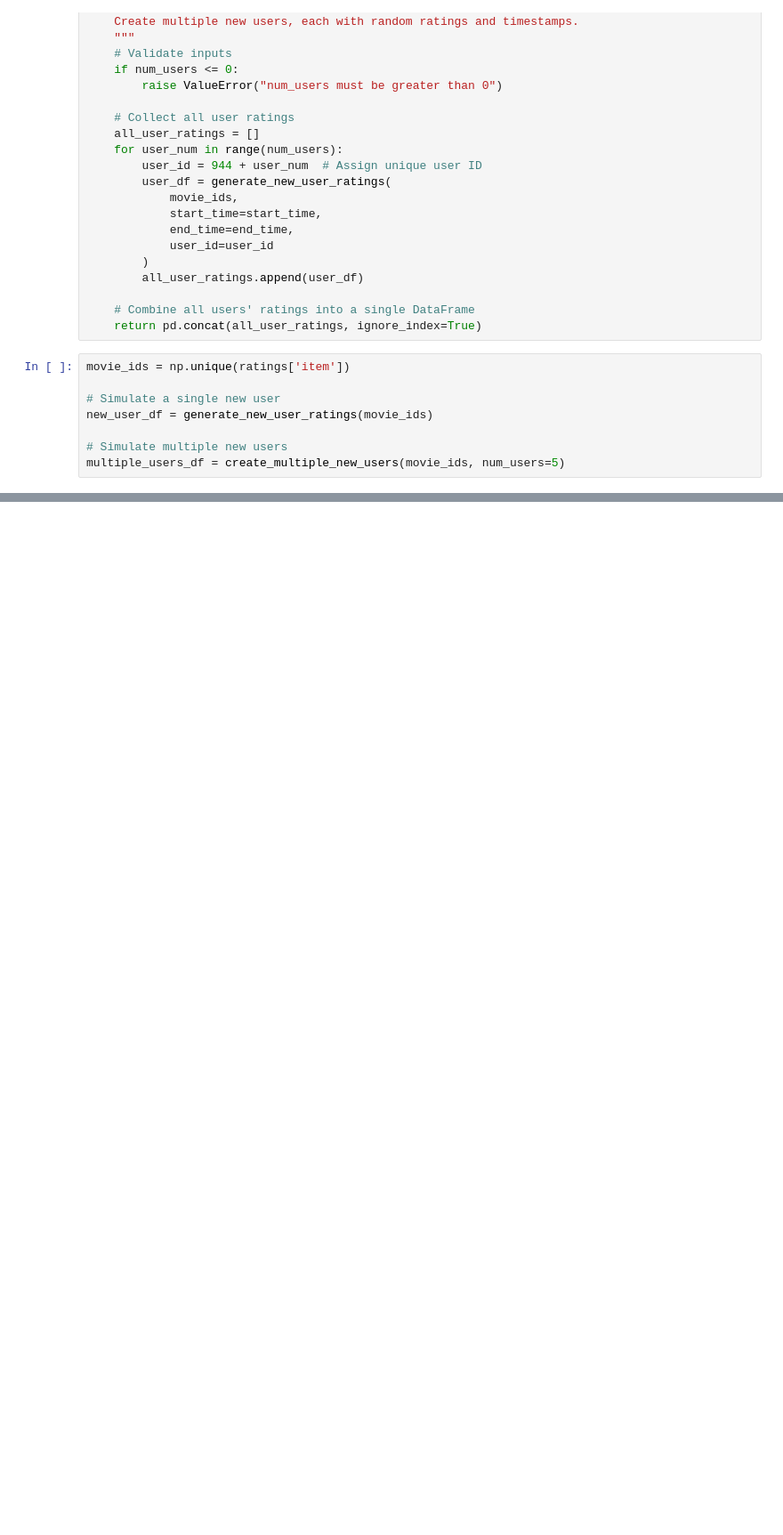
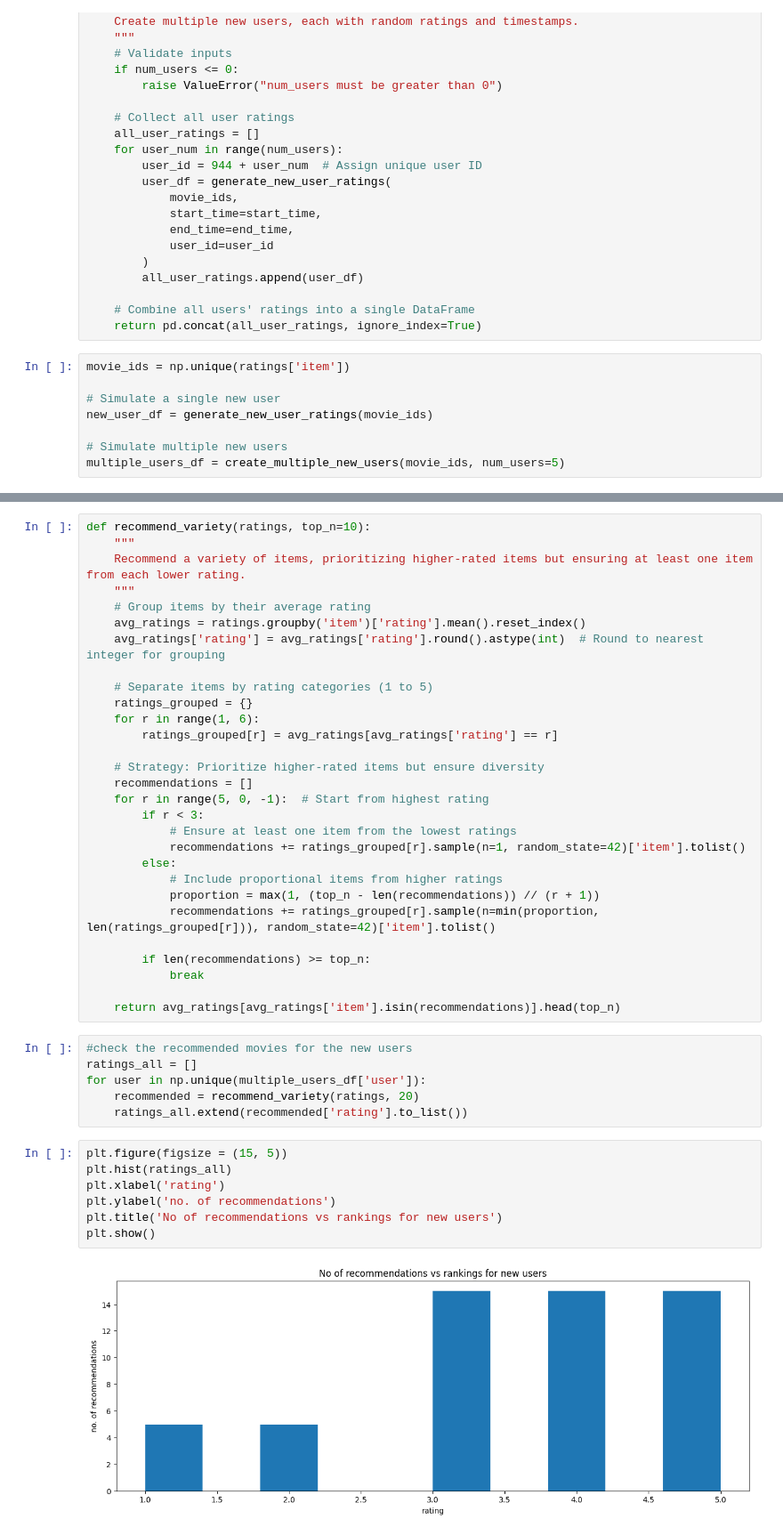
Before and after one commit to kaneelgit/senevirathne-kaneel-EN705603, a Jupyter notebook: moviemate/notebooks/cold_start_analysis.ipynb, the cells around one changed output, grey strips where cells are left out. Shown: that part at 89% size. Drawn from its saved outputs; the diff is of its cells as text; blank space fills up the shorter version.

Commit message:
cold start

```diff
--- a/moviemate/notebooks/cold_start_analysis.ipynb
+++ b/moviemate/notebooks/cold_start_analysis.ipynb
@@ -132,0 +128,44 @@ Name: count, dtype: int64
+# %%
+def recommend_variety(ratings, top_n=10):
+    """
+    Recommend a variety of items, prioritizing higher-rated items but ensuring at least one item from each lower rating.
+    """
+    # Group items by their average rating
+    avg_ratings = ratings.groupby('item')['rating'].mean().reset_index()
+    avg_ratings['rating'] = avg_ratings['rating'].round().astype(int)  # Round to nearest integer for grouping
+
+    # Separate items by rating categories (1 to 5)
+    ratings_grouped = {}
+    for r in range(1, 6):
+        ratings_grouped[r] = avg_ratings[avg_ratings['rating'] == r]
+
+    # Strategy: Prioritize higher-rated items but ensure diversity
+    recommendations = []
+    for r in range(5, 0, -1):  # Start from highest rating
+        if r < 3:
+            # Ensure at least one item from the lowest ratings
+            recommendations += ratings_grouped[r].sample(n=1, random_state=42)['item'].tolist()
+        else:
+            # Include proportional items from higher ratings
+            proportion = max(1, (top_n - len(recommendations)) // (r + 1))
+            recommendations += ratings_grouped[r].sample(n=min(proportion, len(ratings_grouped[r])), random_state=42)['item'].tolist()
+
+        if len(recommendations) >= top_n:
+            break
+
+    return avg_ratings[avg_ratings['item'].isin(recommendations)].head(top_n)
+# %%
+#check the recommended movies for the new users
+ratings_all = []
+for user in np.unique(multiple_users_df['user']):
+    recommended = recommend_variety(ratings, 20)
+    ratings_all.extend(recommended['rating'].to_list())
+# %%
+plt.figure(figsize = (15, 5))
+plt.hist(ratings_all)
+plt.xlabel('rating')
+plt.ylabel('no. of recommendations')
+plt.title('No of recommendations vs rankings for new users')
+plt.show()
+# %% [output]
+[figure, added]
```
Also changed, not shown: parts of 8 cells of this notebook.
